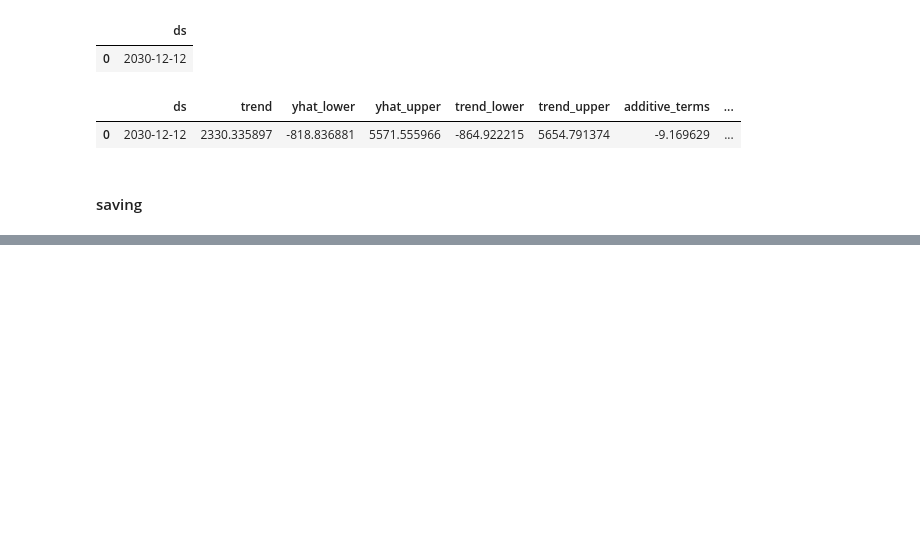
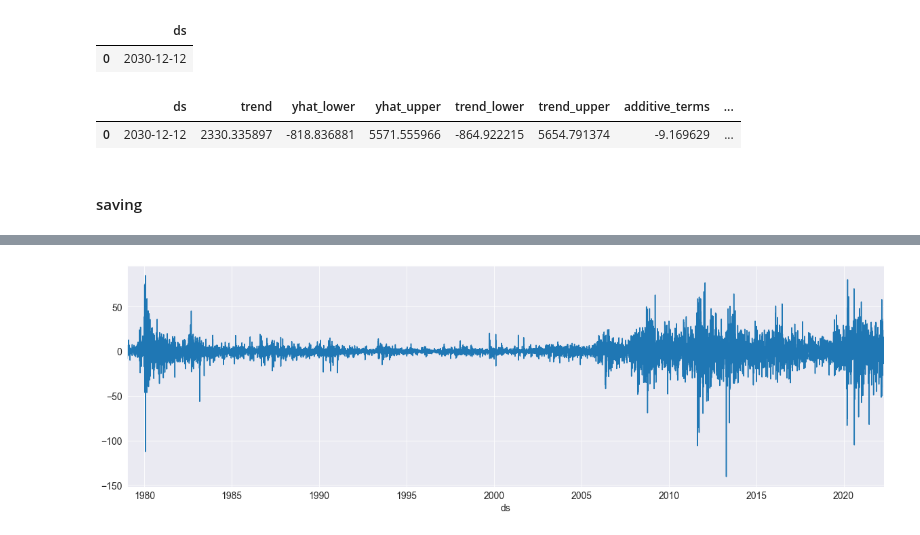
Before and after one commit to ahmadmustafaanis/Gold-Price-Prediction-API, a Jupyter notebook: src/GoldPricePredictor.ipynb, the cells around one changed output, grey strips where cells are left out. Drawn from its saved outputs; the diff is of its cells as text; code cells hidden in the pictures; blank space fills up the shorter version.

```diff
--- a/src/GoldPricePredictor.ipynb
+++ b/src/GoldPricePredictor.ipynb
@@ -194,0 +258,8 @@ with open('../models/fbprophet.pckl', 'wb') as fout:
+# %%
+# 1-difference bw values
+
+df['1difference']=df['Dollar_Price']-df['Dollar_Price'].shift(1)
+
+df['1difference'].plot(figsize=(20,6));
+# %% [output]
+[figure, added]
```
Also changed, not shown: parts of 25 cells of this notebook.
